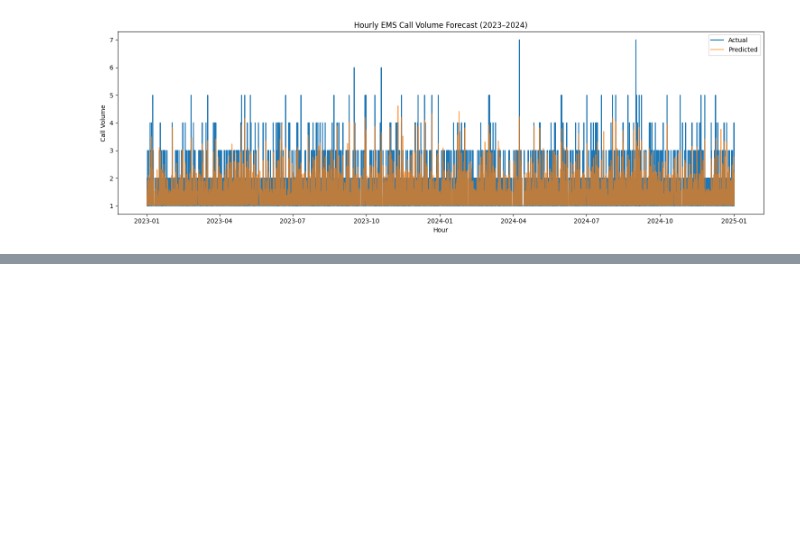
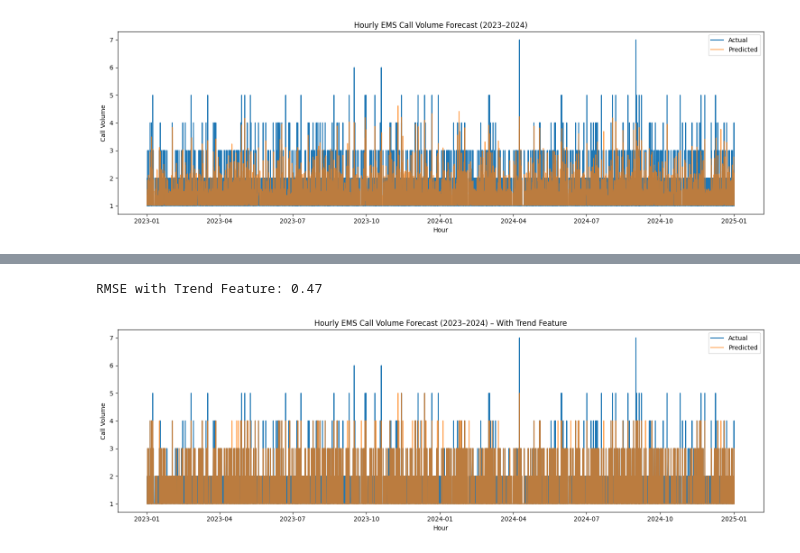
Before and after one commit to baywigg/ML4VA, a Jupyter notebook: visualizing/hourly_forecaster_model.ipynb, the cells around one changed output, grey strips where cells are left out. Drawn from its saved outputs; the diff is of its cells as text; code cells hidden in the pictures; blank space fills up the shorter version.

```diff
--- a/visualizing/hourly_forecaster_model.ipynb
+++ b/visualizing/hourly_forecaster_model.ipynb
@@ -102,0 +287,49 @@ Hourly Forecast RMSE (2023–2024): 0.50
+# %%
+from sklearn.model_selection import GridSearchCV
+from sklearn.ensemble import HistGradientBoostingRegressor
+
+param_grid = {
+    'max_iter': [200, 300, 400],
+    'learning_rate': [0.01, 0.05, 0.1],
+    'max_depth': [6, 10, 14],
+    'min_samples_leaf': [10, 20, 50],
+    'l2_regularization': [0.0, 0.1, 1.0],
+    'loss': ['poisson']
+}
+
+model = HistGradientBoostingRegressor(random_state=42)
+
+grid = GridSearchCV(
+    estimator=model,
+    param_grid=param_grid,
+    cv=3,
+    scoring='neg_root_mean_squared_error',
+    n_jobs=-1,
+    verbose=1
+)
+
+grid.fit(X_train, y_train)
+
+print("Best Params:", grid.best_params_)
+print("Best RMSE (log-space):", -grid.best_score_)
+
+best_model = grid.best_estimator_
+preds_log = best_model.predict(X_test)
+preds = np.expm1(preds_log).round().astype(int)
+
+rmse = np.sqrt(mean_squared_error(y_test_actual, preds))
+print(f"RMSE with Trend Feature: {rmse:.2f}")
+
+# --- 11. Plot Results ---
+plt.figure(figsize=(15, 5))
+plt.plot(test['hour'], y_test_actual, label='Actual')
+plt.plot(test['hour'], preds, label='Predicted', alpha=0.7)
+plt.legend()
+plt.title('Hourly EMS Call Volume Forecast (2023–2024) – With Trend Feature')
+plt.xlabel('Hour')
+plt.ylabel('Call Volume')
+plt.tight_layout()
+plt.show()
+# %% [output]
+RMSE with Trend Feature: 0.47
+[figure, added]
```
Also changed, not shown: parts of 2 cells of this notebook, 4 other files.
